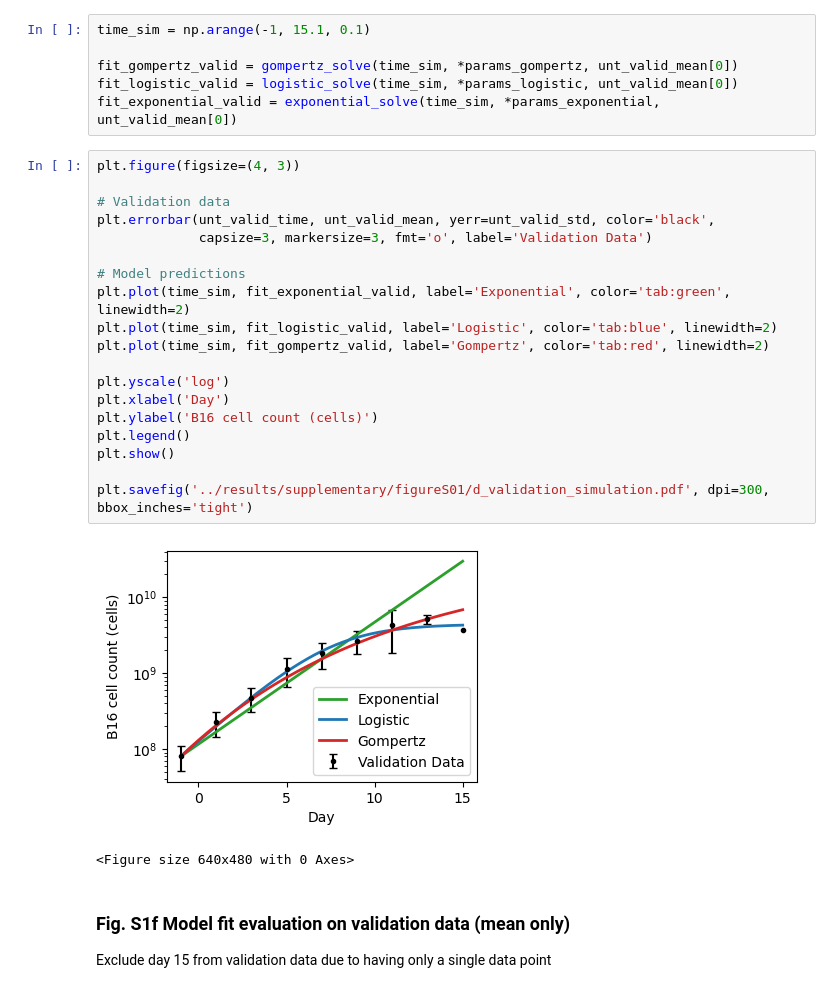
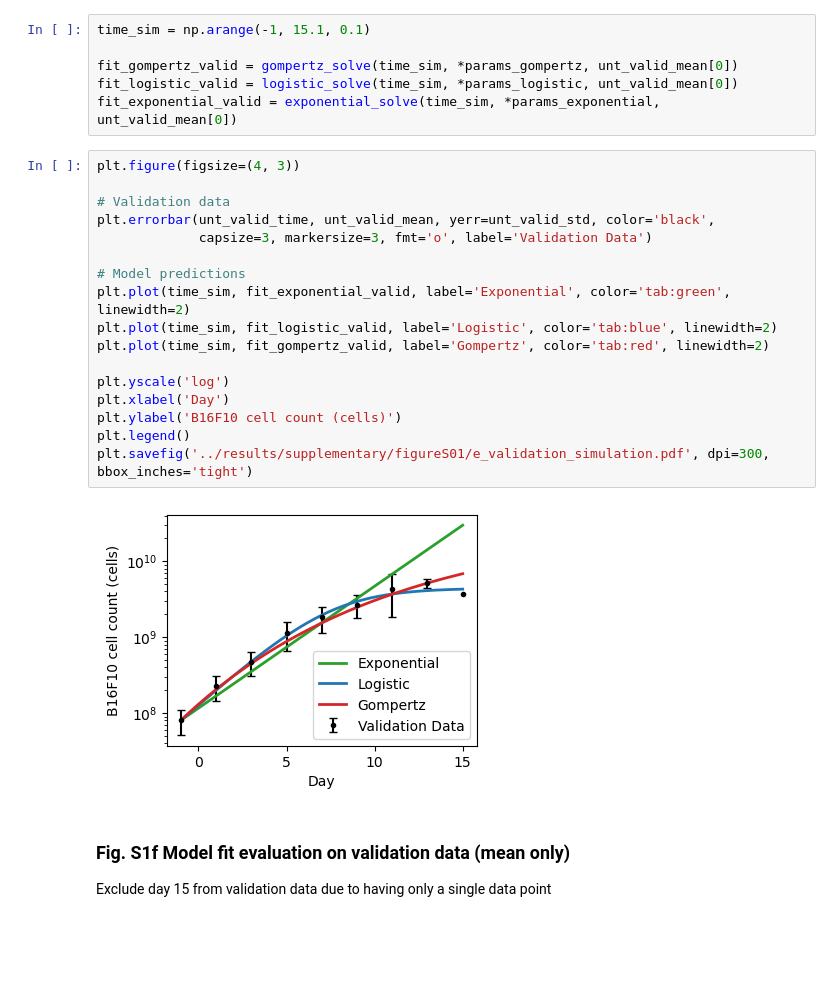
Before and after one commit to Rockyperiod/b16_act_analysis, a Jupyter notebook: supplementary/Sup_figure01.ipynb, the cells around one changed output. Drawn from its saved outputs; the diff is of its cells as text; blank space fills up the shorter version.

Commit message:
Fix figure name of figureS1.ipynb

```diff
--- a/supplementary/Sup_figure01.ipynb
+++ b/supplementary/Sup_figure01.ipynb
@@ -369,25 +366,22 @@ fit_exponential_valid = exponential_solve(time_sim, *params_exponential, unt_val
 # %%
 plt.figure(figsize=(4, 3))
 
 # Validation data
 plt.errorbar(unt_valid_time, unt_valid_mean, yerr=unt_valid_std, color='black',
              capsize=3, markersize=3, fmt='o', label='Validation Data')
 
 # Model predictions
 plt.plot(time_sim, fit_exponential_valid, label='Exponential', color='tab:green', linewidth=2)
 plt.plot(time_sim, fit_logistic_valid, label='Logistic', color='tab:blue', linewidth=2)
 plt.plot(time_sim, fit_gompertz_valid, label='Gompertz', color='tab:red', linewidth=2)
 
 plt.yscale('log')
 plt.xlabel('Day')
-plt.ylabel('B16 cell count (cells)')
+plt.ylabel('B16F10 cell count (cells)')
 plt.legend()
-plt.show()
-
-plt.savefig('../results/supplementary/figureS01/d_validation_simulation.pdf', dpi=300, bbox_inches='tight')
+plt.savefig('../results/supplementary/figureS01/e_validation_simulation.pdf', dpi=300, bbox_inches='tight')
 # %% [output]
-[figure, old version]
+[figure, new version]
-<Figure size 640x480 with 0 Axes>
 # %% [markdown]
 ### Fig. S1f Model fit evaluation on validation data (mean only)
 Exclude day 15 from validation data due to having only a single data point
```
Also changed, not shown: parts of 2 cells of this notebook.
